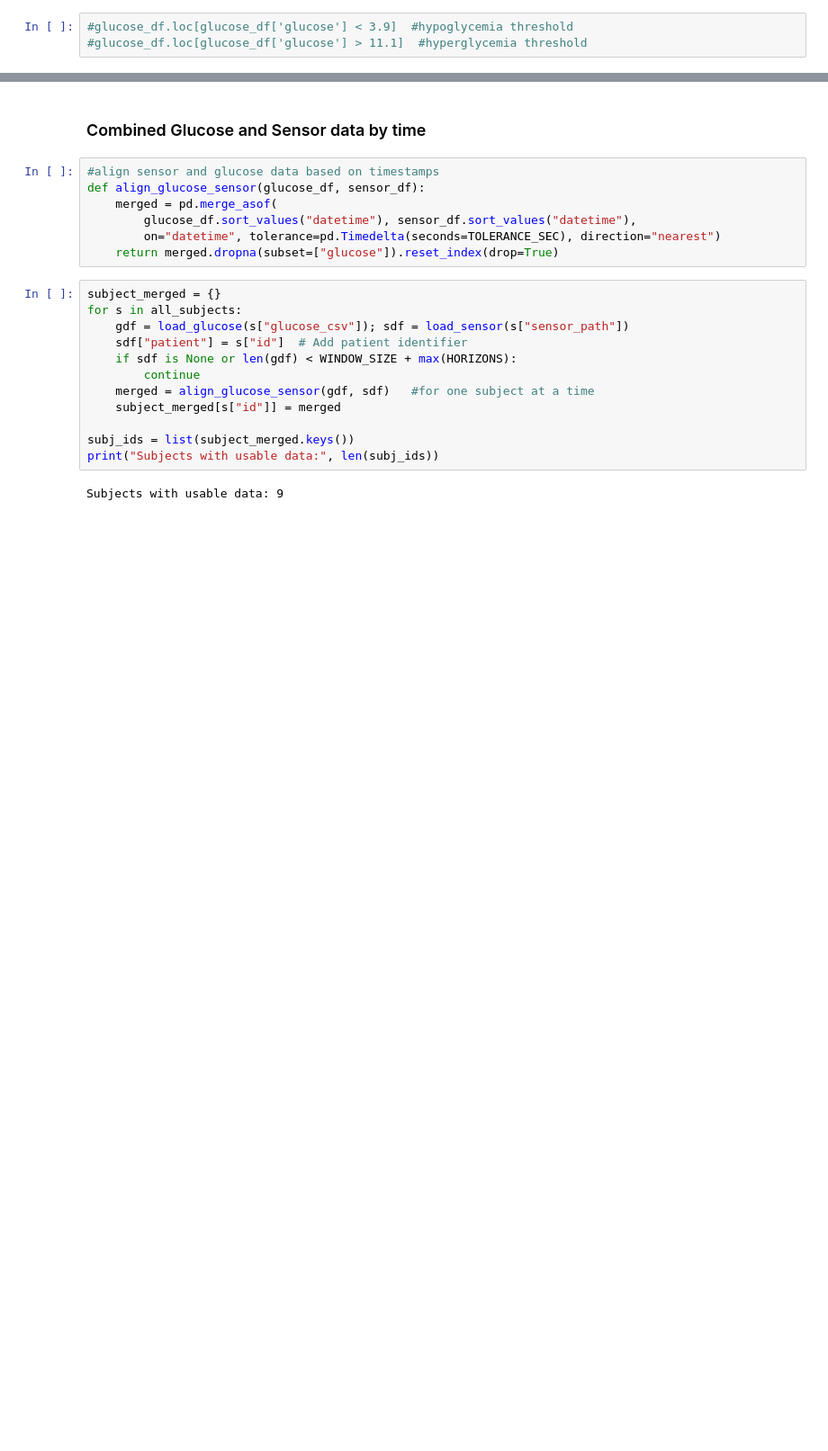
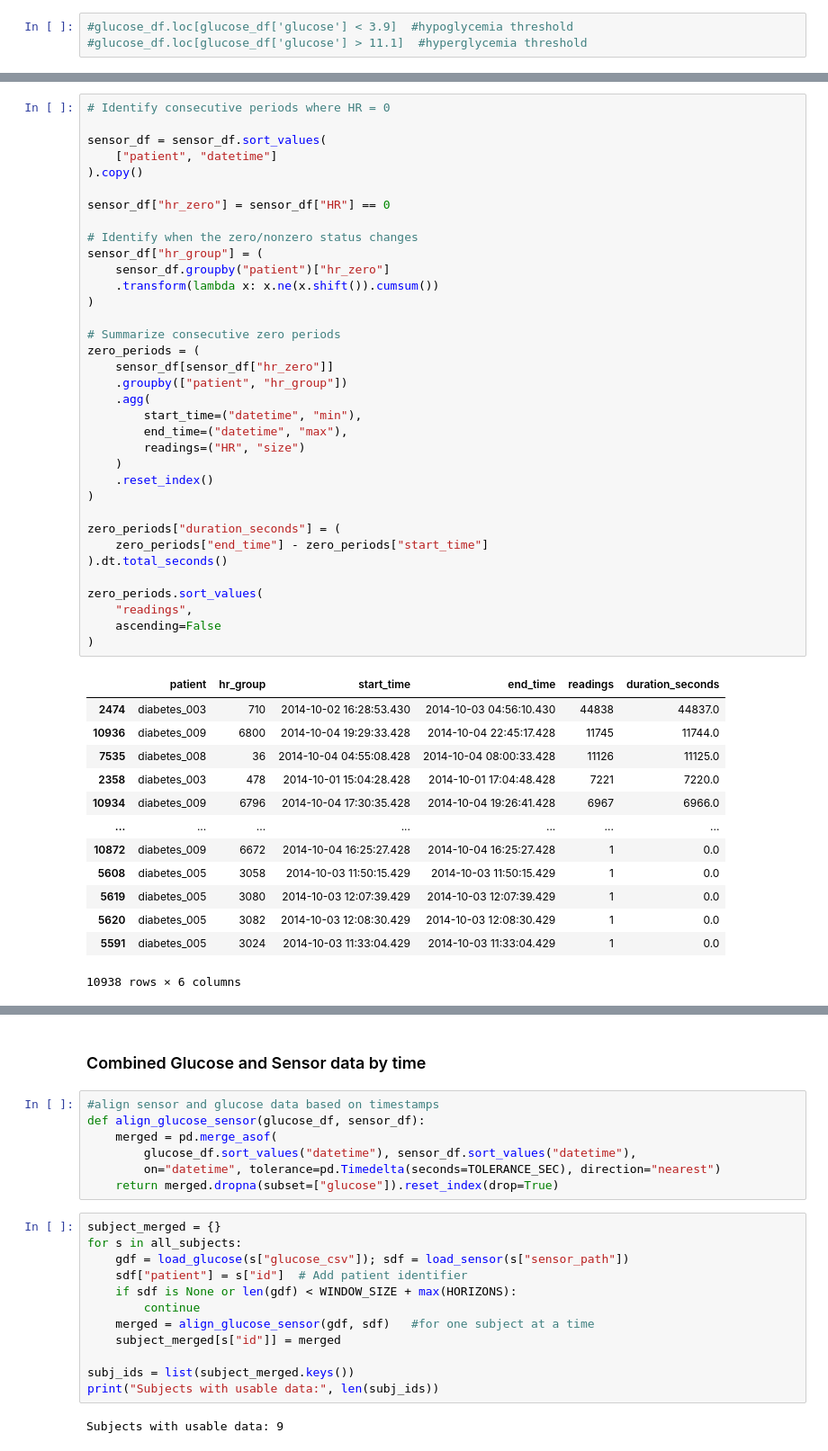
Before and after one commit to destinydel/glucose-ML, a Jupyter notebook: D1NAMO/confusion_matrix.ipynb, the cells around one changed output, grey strips where cells are left out. Shown at 90% size. Cells and saved outputs as stored; diff of their text form; blank space fills up the shorter version.

```diff
--- a/D1NAMO/confusion_matrix.ipynb
+++ b/D1NAMO/confusion_matrix.ipynb
@@ -210,0 +253,49 @@ sensor_df.loc[sensor_df['HR'] == 0]
+# %%
+# Identify consecutive periods where HR = 0
+
+sensor_df = sensor_df.sort_values(
+    ["patient", "datetime"]
+).copy()
+
+sensor_df["hr_zero"] = sensor_df["HR"] == 0
+
+# Identify when the zero/nonzero status changes
+sensor_df["hr_group"] = (
+    sensor_df.groupby("patient")["hr_zero"]
+    .transform(lambda x: x.ne(x.shift()).cumsum())
+)
+
+# Summarize consecutive zero periods
+zero_periods = (
+    sensor_df[sensor_df["hr_zero"]]
+    .groupby(["patient", "hr_group"])
+    .agg(
+        start_time=("datetime", "min"),
+        end_time=("datetime", "max"),
+        readings=("HR", "size")
+    )
+    .reset_index()
+)
+
+zero_periods["duration_seconds"] = (
+    zero_periods["end_time"] - zero_periods["start_time"]
+).dt.total_seconds()
+
+zero_periods.sort_values(
+    "readings",
+    ascending=False
+)
+# %% [output]
+|  | patient | hr_group | start_time | end_time | readings | duration_seconds |
+| 2474 | diabetes_003 | 710 | 2014-10-02 16:28:53.430 | 2014-10-03 04:56:10.430 | 44838 | 44837.0 |
+| 10936 | diabetes_009 | 6800 | 2014-10-04 19:29:33.428 | 2014-10-04 22:45:17.428 | 11745 | 11744.0 |
+| 7535 | diabetes_008 | 36 | 2014-10-04 04:55:08.428 | 2014-10-04 08:00:33.428 | 11126 | 11125.0 |
+| 2358 | diabetes_003 | 478 | 2014-10-01 15:04:28.428 | 2014-10-01 17:04:48.428 | 7221 | 7220.0 |
+| 10934 | diabetes_009 | 6796 | 2014-10-04 17:30:35.428 | 2014-10-04 19:26:41.428 | 6967 | 6966.0 |
+| ... | ... | ... | ... | ... | ... | ... |
+| 10872 | diabetes_009 | 6672 | 2014-10-04 16:25:27.428 | 2014-10-04 16:25:27.428 | 1 | 0.0 |
+| 5608 | diabetes_005 | 3058 | 2014-10-03 11:50:15.429 | 2014-10-03 11:50:15.429 | 1 | 0.0 |
+| 5619 | diabetes_005 | 3080 | 2014-10-03 12:07:39.429 | 2014-10-03 12:07:39.429 | 1 | 0.0 |
+| 5620 | diabetes_005 | 3082 | 2014-10-03 12:08:30.429 | 2014-10-03 12:08:30.429 | 1 | 0.0 |
+| 5591 | diabetes_005 | 3024 | 2014-10-03 11:33:04.429 | 2014-10-03 11:33:04.429 | 1 | 0.0 |
+10938 rows × 6 columns
```
Also changed, not shown: parts of 12 cells of this notebook.
